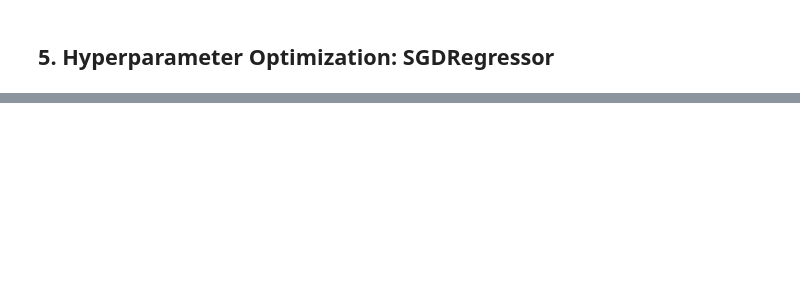
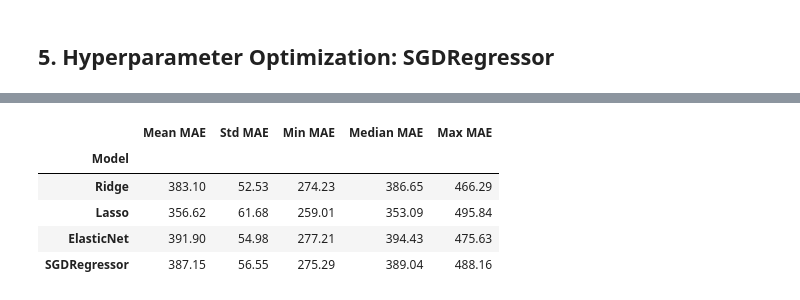
Before and after one commit to metedogan/tlc-trip-record-data-project, a Jupyter notebook: notebooks/06_modelling_hyperparameter_optimization.ipynb, the cells around one changed output, grey strips where cells are left out. Saved outputs shown, nothing was run; the diff lists cells and outputs as text; code cells hidden in the pictures; blank space fills up the shorter version.

```diff
--- a/notebooks/06_modelling_hyperparameter_optimization.ipynb
+++ b/notebooks/06_modelling_hyperparameter_optimization.ipynb
@@ -442,0 +207,87 @@ Model metadata saved successfully.
+# %%
+from scipy import stats as scipy_stats
+
+n_splits = 10
+searches = {
+    'Ridge': ridge_search,
+    'Lasso': lasso_search,
+    'ElasticNet': elasticnet_search,
+    'SGDRegressor': sgd_search,
+}
+
+summary_rows = []
+fold_data = {}
+
+for name, search in searches.items():
+    best_idx = search.best_index_
+    fold_maes = np.array([
+        -search.cv_results_[f'split{i}_test_score'][best_idx]
+        for i in range(n_splits)
+    ])
+    fold_data[name] = fold_maes
+    summary_rows.append({
+        'Model': name,
+        'Mean MAE': np.mean(fold_maes),
+        'Std MAE': np.std(fold_maes, ddof=1),
+        'Min MAE': np.min(fold_maes),
+        'Median MAE': np.median(fold_maes),
+        'Max MAE': np.max(fold_maes),
+    })
+
+cv_df = pd.DataFrame(summary_rows).set_index('Model')
+
+PALETTE = ['#1f77b4', '#ff7f0e', '#2ca02c', '#d62728']
+model_names = cv_df.index.tolist()
+model_color_map = dict(zip(model_names, PALETTE))
+
+# ── Styling helpers ──────────────────────────────────────────────────────────
+def _force_text(_):
+    # Wins against dark notebook themes regardless of cell background
+    return 'color: #2c3e50; font-weight: 600'
+
+_header = [
+    ('background-color', '#2c3e50'), ('color', 'white'),
+    ('font-size', '13px'), ('text-align', 'center'),
+    ('padding', '10px 16px'), ('font-weight', 'bold'),
+]
+_cell = [
+    ('font-size', '13px'), ('text-align', 'center'),
+    ('padding', '9px 16px'),
+    ('border-bottom', '1px solid #eaecee'),
+    ('background-color', 'white'),     # defeat dark-theme bleed-through
+    ('color', '#2c3e50'),
+]
+_row_heading = _cell + [('font-weight', 'bold'), ('text-align', 'right')]
+_caption = [
+    ('font-size', '14px'), ('font-weight', 'bold'), ('color', '#2c3e50'),
+    ('padding-bottom', '10px'), ('text-align', 'left'),
+]
+
+# Use a shared range for the spread columns so the bars are comparable
+spread_cols = ['Min MAE', 'Median MAE', 'Max MAE']
+spread_min  = cv_df[spread_cols].values.min()
+spread_max  = cv_df[spread_cols].values.max()
+
+display(
+    cv_df.style
+
+    .bar(subset=spread_cols,
+         color='#5dade2',
+         vmin=spread_min, vmax=spread_max,
+         height=70, width=92, align='left')
+    .map(_force_text, subset=cv_df.columns.tolist())
+    .format('{:.2f}')
+    .set_caption('Cross-Validation Summary | Best Config per Model')
+    .set_table_styles([
+        {'selector': 'thead th',       'props': _header},
+        {'selector': 'td',             'props': _cell},
+        {'selector': 'th.row_heading', 'props': _row_heading},
+        {'selector': 'th.blank',       'props': [('background-color', 'white')]},
+        {'selector': 'caption',        'props': _caption},
+        {'selector': 'table', 'props': [
+            ('border-collapse', 'separate'), ('border-spacing', '0'),
+            ('background-color', 'white'),
+        ]},
+    ])
+)
+# %% [output]
@@ -442,0 +295,6 @@ Model metadata saved successfully.
+|  | Mean MAE | Std MAE | Min MAE | Median MAE | Max MAE |
+| Model |  |  |  |  |  |
+| Ridge | 383.10 | 52.53 | 274.23 | 386.65 | 466.29 |
+| Lasso | 356.62 | 61.68 | 259.01 | 353.09 | 495.84 |
+| ElasticNet | 391.90 | 54.98 | 277.21 | 394.43 | 475.63 |
+| SGDRegressor | 387.15 | 56.55 | 275.29 | 389.04 | 488.16 |
```
Also changed, not shown: parts of 22 cells of this notebook, 7 other files.
